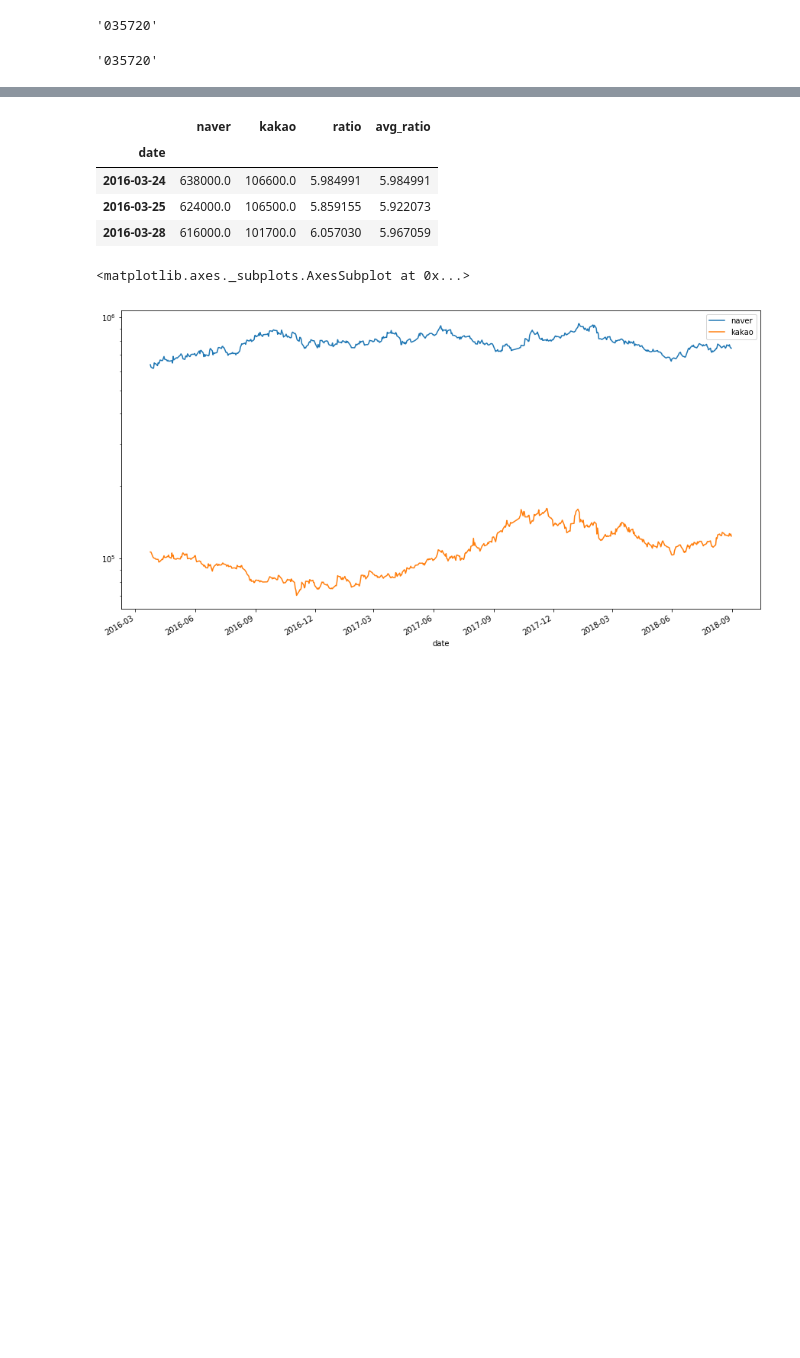
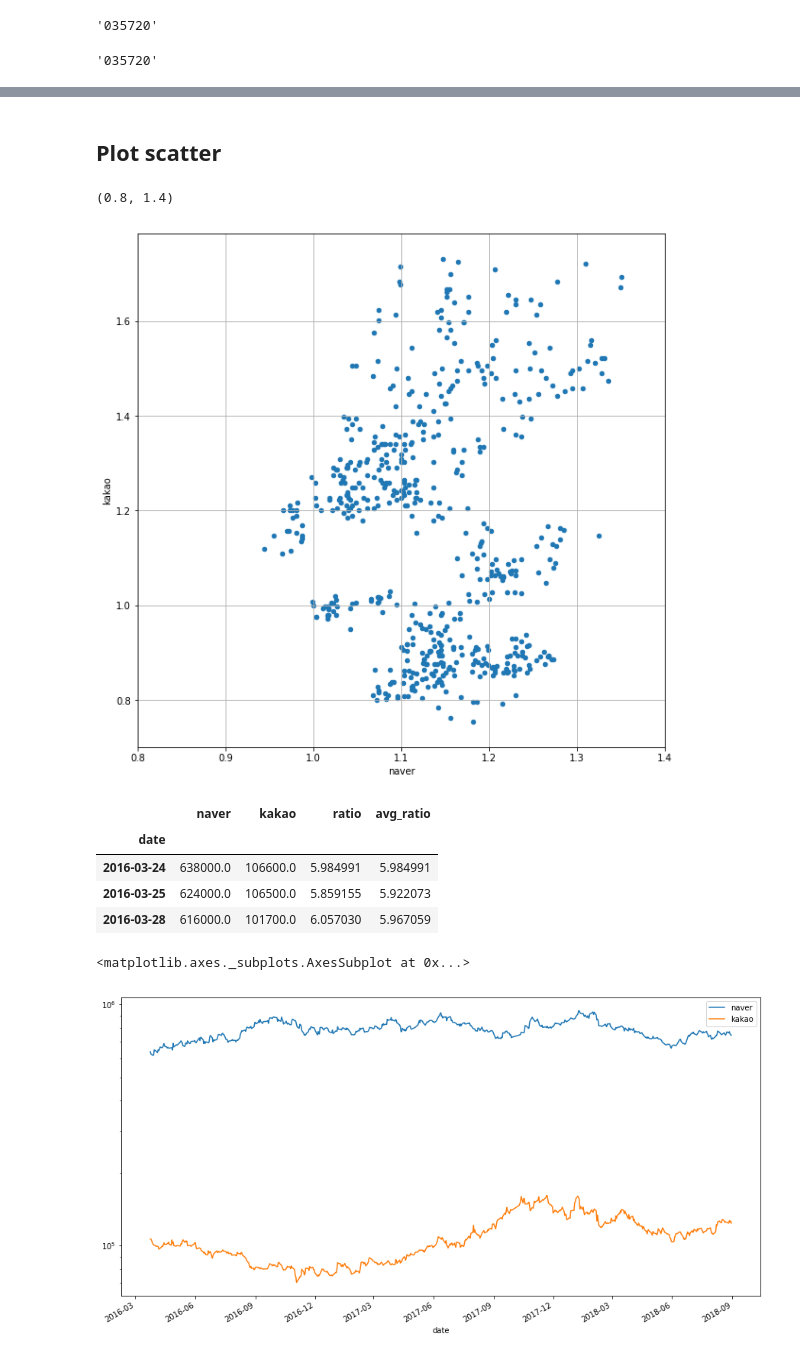
Before and after one commit to GoetheLee/WebCrawlerStudy, a Jupyter notebook: Etrade/get_stock_price.ipynb, the cells around one changed output, grey strips where cells are left out. Drawn from its saved outputs; the diff is of its cells as text; code cells hidden in the pictures; blank space fills up the shorter version.

```diff
--- a/Etrade/get_stock_price.ipynb
+++ b/Etrade/get_stock_price.ipynb
@@ -120,3 +129,11 @@ df2.head(3)
+# %% [markdown]
+## Plot scatter
+# %%
+df2_index.plot.scatter(x='naver', y='kakao',  grid= True, figsize = (10, 10))
+plt.xlim(0.8, 1.4)
+# %% [output]
+(0.8, 1.4)
+[figure, added]
 # %%
 df2['ratio'] = df2['naver'] / df2['kakao']
 # %%
```
Also changed, not shown: parts of 13 cells of this notebook, 2 other files.
